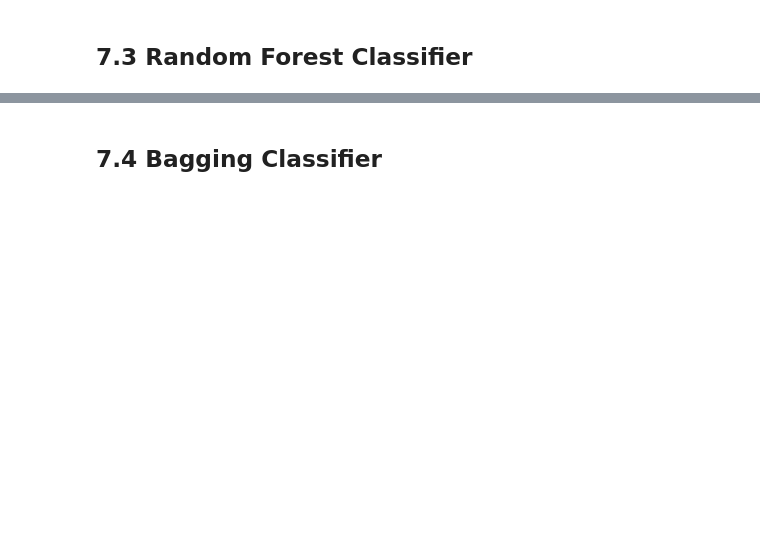
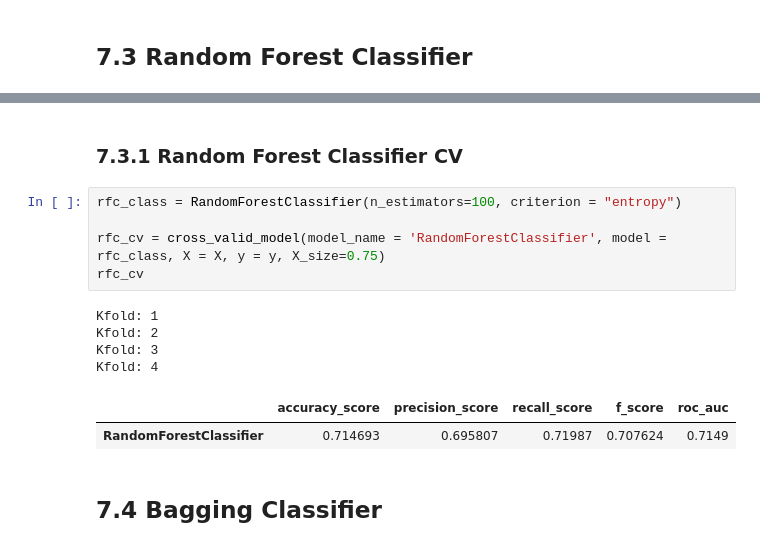
Before and after one commit to RoneyDev7/Cardio_Catch_Disease, a Jupyter notebook: 01-frn_cardio_catch_dieses.ipynb, the cells around one changed output, grey strips where cells are left out. Saved outputs shown, nothing was run; the diff lists cells and outputs as text; blank space fills up the shorter version.

```diff
--- a/01-frn_cardio_catch_dieses.ipynb
+++ b/01-frn_cardio_catch_dieses.ipynb
@@ -541,6 +543,20 @@ model_rfc_class = model_acurracy('RandomForestClassifier', yhat_rfc, y_test)
 model_rfc_class
 # %% [output]
 71.55801365027065
+# %% [markdown]
+### 7.3.1 Random Forest Classifier CV
+# %%
+rfc_class = RandomForestClassifier(n_estimators=100, criterion = "entropy")
+
+rfc_cv = cross_valid_model(model_name = 'RandomForestClassifier', model = rfc_class, X = X, y = y, X_size=0.75)
+rfc_cv
+# %% [output]
+Kfold: 1
+Kfold: 2
+Kfold: 3
+Kfold: 4
+|  | accuracy_score | precision_score | recall_score | f_score | roc_auc |
+| RandomForestClassifier | 0.714693 | 0.695807 | 0.71987 | 0.707624 | 0.7149 |
 # %% [markdown]
 ## 7.4 Bagging Classifier
 # %%
```
Also changed, not shown: parts of 28 cells of this notebook.
